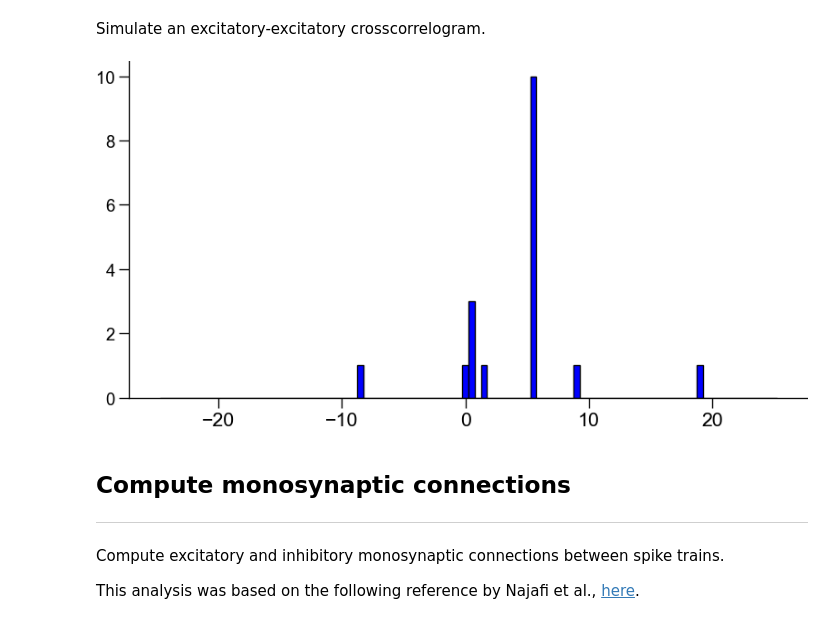
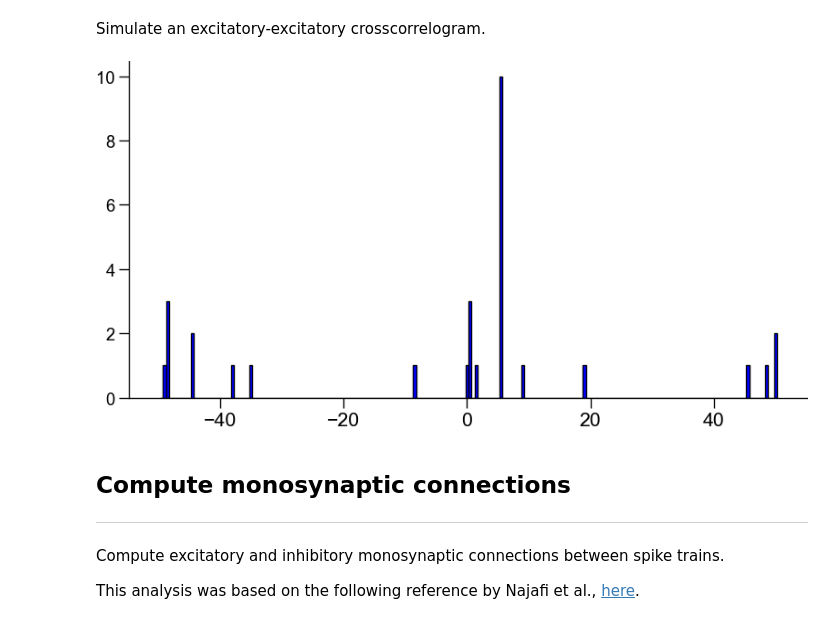
Before and after one commit to mzabolocki/SynaptiConn, a Jupyter notebook: examples/plots/plot_spiketrains_phy.ipynb, the cells around one changed output. Drawn from its saved outputs; the diff is of its cells as text; code cells hidden in the pictures.

```diff
--- a/examples/plots/plot_spiketrains_phy.ipynb
+++ b/examples/plots/plot_spiketrains_phy.ipynb
@@ -137,21 +137,21 @@ Simulate an excitatory-excitatory crosscorrelogram.
 # %%
 from synapticonn.postprocessing.crosscorrelograms import compute_crosscorrelogram_dual_spiketrains
 
 neuron1_spike_train = [383.4, 423.7, 437.6, 544.9, 548.8, 602.8, 645.9, 715.2, 891.8, 963.7, 800, 500, 500.1]
 neuron2_spike_train = [388.4, 428.7, 442.6, 549.9, 553.8, 607.8, 650.9, 720.2, 896.8, 968.7, 500.05, 500.15]
 
 bin_size_ms = 0.5
-max_lag_ms = 25
+max_lag_ms = 50
 
 # compute ccg
 ccg, bins = compute_crosscorrelogram_dual_spiketrains(neuron1_spike_train, neuron2_spike_train, bin_size_ms, max_lag_ms)
 
 # plot
 plt.figure(figsize=(10, 5))
 plt.bar(bins[1:], ccg, width=bin_size_ms, color='blue', edgecolor='black')
 plt.show()
 # %% [output]
-[figure, old version]
+[figure, new version]
 # %% [markdown]
 ## Compute monosynaptic connections
 ----
```
Also changed, not shown: parts of 1 cell of this notebook, 1 other file.
